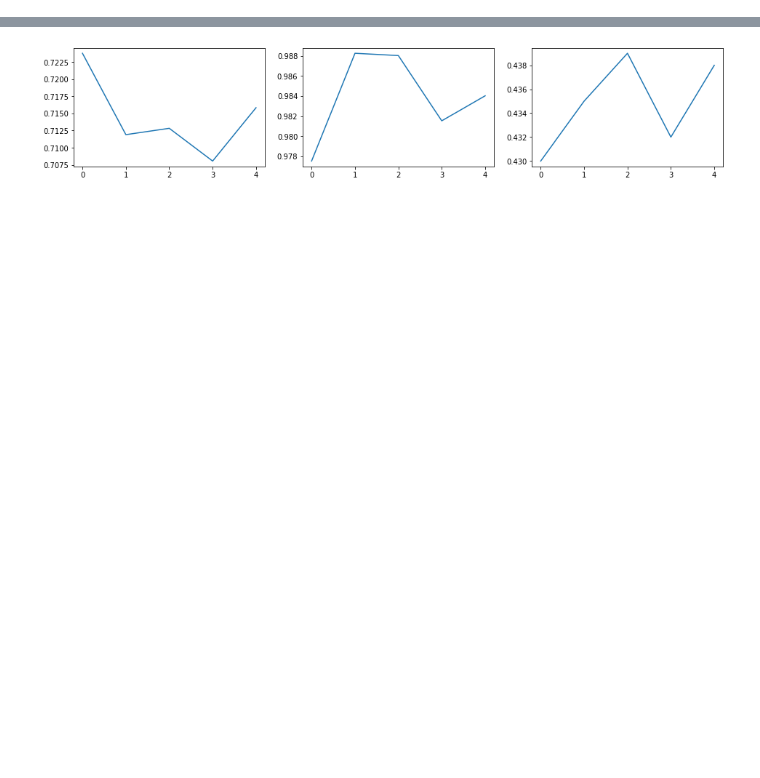
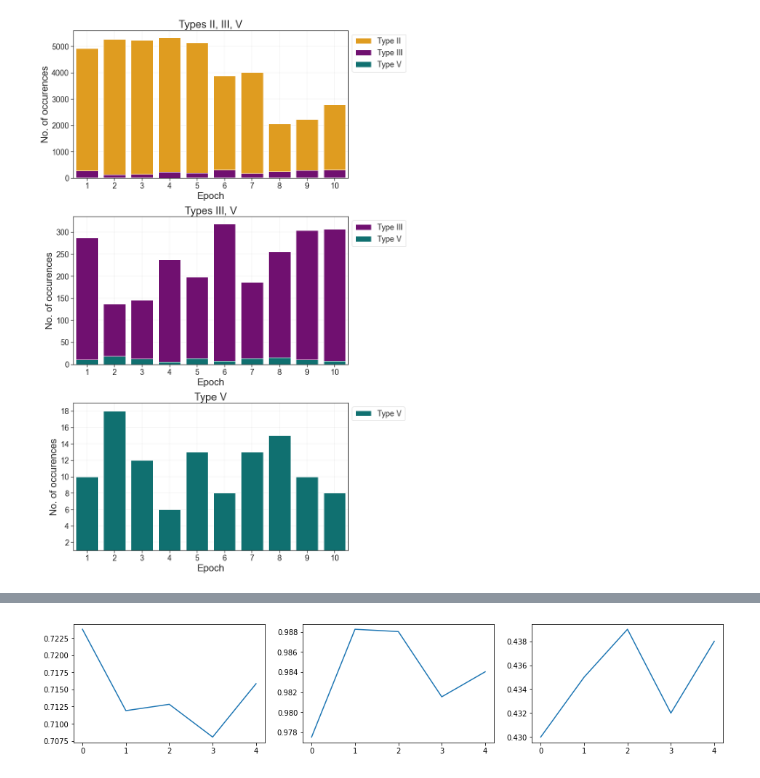
Before and after one commit to verrannt/show-us-the-data, a Jupyter notebook: src/notebooks/SciBERT Result Analysis.ipynb, the cells around one changed output, grey strips where cells are left out. Saved outputs shown, nothing was run; the diff lists cells and outputs as text; code cells hidden in the pictures; blank space fills up the shorter version.

```diff
--- a/src/notebooks/SciBERT Result Analysis.ipynb
+++ b/src/notebooks/SciBERT Result Analysis.ipynb
@@ -52,0 +124,53 @@ metrics[0]
+# %%
+#sb.set_theme(style="whitegrid")
+
+fig, axs = plt.subplots(3,1,figsize=(12,18))
+#fig.suptitle('Types of errors', fontsize=pltargs.suptitle_size)
+bbox = (1, 1)
+legend_loc = 'upper left'
+
+axs[0].set_title('Types II, III, V', fontdict=pltargs.title_font)
+
+sb.barplot(x='epoch', y='typeIIError', data=dfOrd,ax=axs[0], color='orange', label='Type II')
+sb.barplot(x='epoch', y='typeIIIError', data=dfOrd, ax=axs[0], color='purple', label='Type III')
+sb.barplot(x='epoch', y='typeVError', data=dfOrd, ax=axs[0], color='teal', label='Type V')
+
+axs[0].tick_params(axis = 'both', which = 'major', labelsize = pltargs.tick_size)
+axs[0].tick_params(axis = 'both', which = 'minor', labelsize = pltargs.tick_size)
+axs[0].set_ylabel('No. of occurences', fontdict=pltargs.label_font)
+axs[0].set_xlabel('Epoch', fontdict=pltargs.label_font)
+axs[0].grid(color='grey', linestyle='-', linewidth=0.25, alpha=0.5)
+axs[0].legend(bbox_to_anchor=bbox, loc=legend_loc, fontsize=pltargs.legend_fontsize)
+
+axs[1].set_title('Types III, V', fontdict=pltargs.title_font)
+
+sb.barplot(x='epoch', y='typeIIIError', data=dfOrd, ax=axs[1], color='purple', label='Type III')
+sb.barplot(x='epoch', y='typeVError', data=dfOrd, ax=axs[1], color='teal', label='Type V')
+
+#axs[1].set_ylim(0, 400)
+axs[1].tick_params(axis = 'both', which = 'major', labelsize = pltargs.tick_size)
+axs[1].tick_params(axis = 'both', which = 'minor', labelsize = pltargs.tick_size)
+axs[1].set_ylabel('No. of occurences', fontdict=pltargs.label_font)
+axs[1].set_xlabel('Epoch', fontdict=pltargs.label_font)
+axs[1].grid(color='grey', linestyle='-', linewidth=0.25, alpha=0.5)
+axs[1].legend(bbox_to_anchor=bbox, loc=legend_loc, fontsize=pltargs.legend_fontsize)
+
+axs[2].set_title('Type V', fontdict=pltargs.title_font)
+
+sb.barplot(x='epoch', y='typeVError', data=dfOrd, ax=axs[2], color='teal', label='Type V')
+
+axs[2].set_ylim(1,19)
+axs[2].tick_params(axis = 'both', which = 'major', labelsize = pltargs.tick_size)
+axs[2].tick_params(axis = 'both', which = 'minor', labelsize = pltargs.tick_size)
+axs[2].set_ylabel('No. of occurences', fontdict=pltargs.label_font)
+axs[2].set_xlabel('Epoch', fontdict=pltargs.label_font)
+axs[2].grid(color='grey', linestyle='-', linewidth=0.25, alpha=0.5)
+axs[2].legend(bbox_to_anchor=bbox, loc=legend_loc, fontsize=pltargs.legend_fontsize)
+
+plt.tight_layout()
+
+plt.savefig('vis/scibert-error-types.pdf', bbox_inches='tight')
+
+plt.show()
+# %% [output]
+[figure, added]
```
Also changed, not shown: parts of 19 cells of this notebook.
